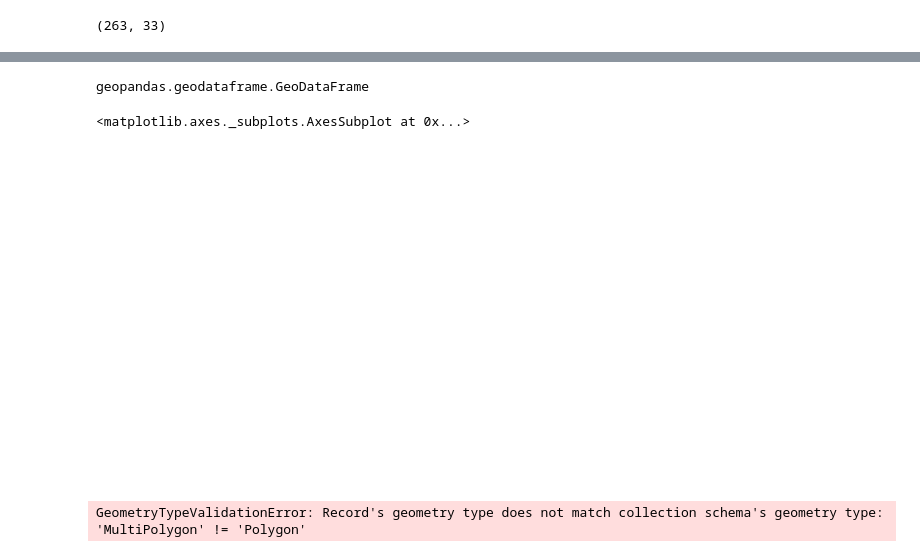
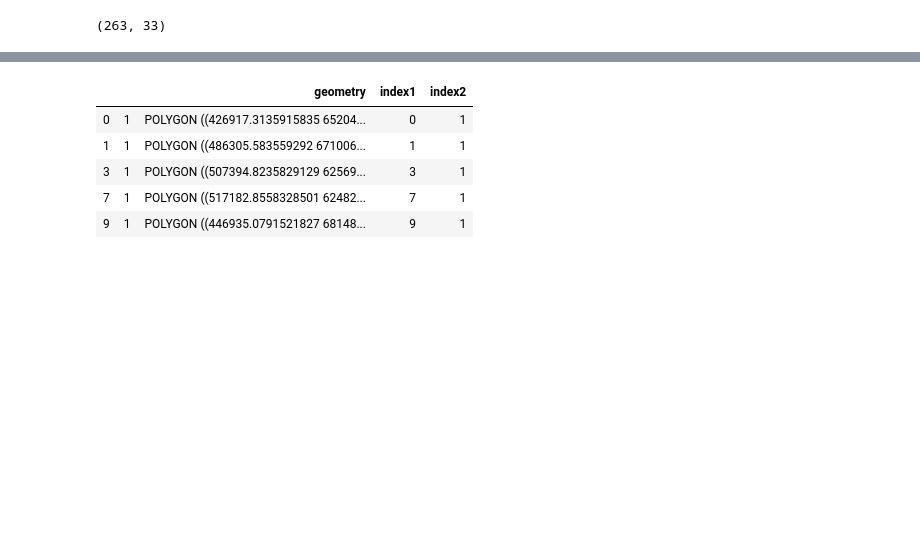
Before and after one commit to nathangeology/FORCE_Geolocation_Docs, a Jupyter notebook: notebooks/plot_test.ipynb, the cells around one changed output, grey strips where cells are left out. Saved outputs shown, nothing was run; the diff lists cells and outputs as text; code cells hidden in the pictures; blank space fills up the shorter version.

```diff
--- a/notebooks/plot_test.ipynb
+++ b/notebooks/plot_test.ipynb
@@ -57,0 +161,9 @@ dtype: object
+# %%
+gdf_multip.head()
+# %% [output]
+|  |  | geometry | index1 | index2 |
+| 0 | 1 | POLYGON ((426917.3135915835 65204... | 0 | 1 |
+| 1 | 1 | POLYGON ((486305.583559292 671006... | 1 | 1 |
+| 3 | 1 | POLYGON ((507394.8235829129 62569... | 3 | 1 |
+| 7 | 1 | POLYGON ((517182.8558328501 62482... | 7 | 1 |
+| 9 | 1 | POLYGON ((446935.0791521827 68148... | 9 | 1 |
@@ -58,19 +172,6 @@ dtype: object
 # %%
 # polygon_test.to_file(filename='polygon.geojson', driver='GeoJSON')
 # polygon_test.to_file(filename='polygon.shp', driver="ESRI Shapefile")
-# %%
-type(fields_test)
-# %% [output]
-geopandas.geodataframe.GeoDataFrame
-# %%
-gplt.polyplot(fields_test)
-# %% [output]
-<matplotlib.axes._subplots.AxesSubplot at 0x...>
-[figure, removed]
-# %%
-fields_test.to_file('fields_test.geojson', driver='GeoJSON')
-# %% [output]
-GeometryTypeValidationError: Record's geometry type does not match collection schema's geometry type: 'MultiPolygon' != 'Polygon'
 # %%
 # gplt.polyplot(boroughs, projection=gcrs.AlbersEqualArea())
 # %%
```
Also changed, not shown: parts of 23 cells of this notebook, 2 other files.
